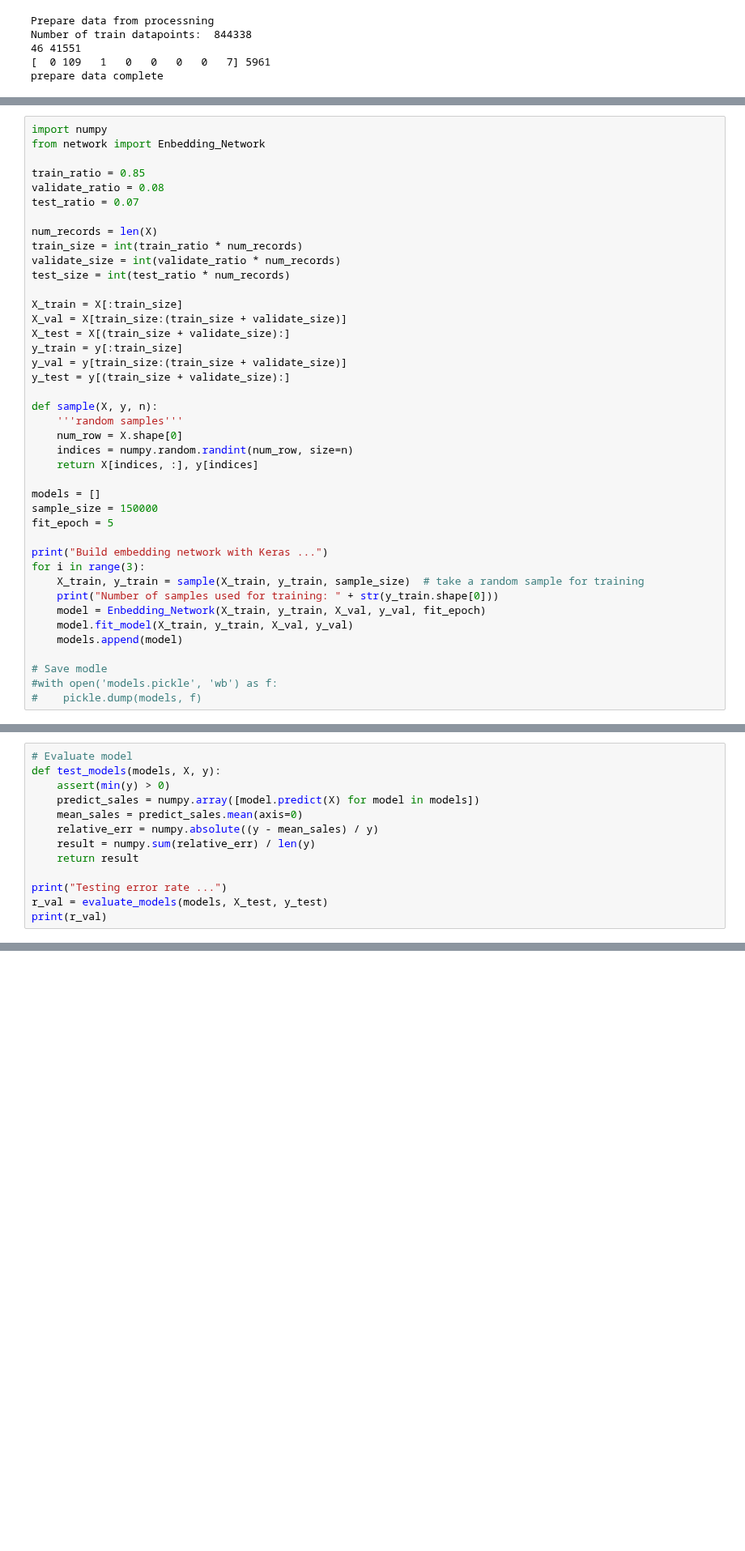
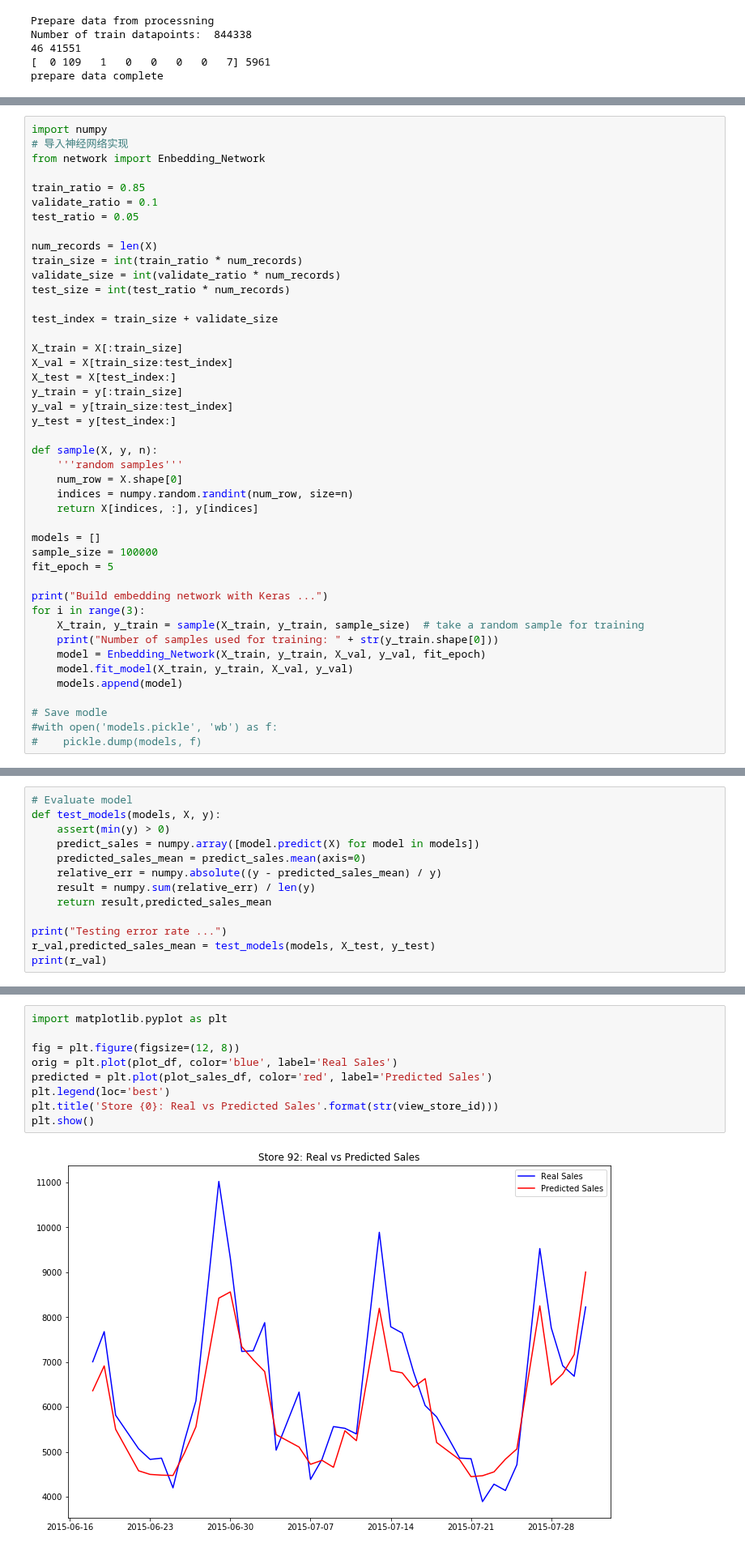
Before and after one commit to jtang145/machine-learning-courses, a Jupyter notebook: graduation_project/rossmann-prediction-notebook.ipynb, the cells around one changed output, grey strips where cells are left out. Shown at 81% size. Drawn from its saved outputs; the diff is of its cells as text; blank space fills up the shorter version.

```diff
--- a/graduation_project/rossmann-prediction-notebook.ipynb
+++ b/graduation_project/rossmann-prediction-notebook.ipynb
@@ -81,22 +199,25 @@ prepare data complete
 # %%
 import numpy
+# 导入神经网络实现
 from network import Enbedding_Network
 
 train_ratio = 0.85
-validate_ratio = 0.08
-test_ratio = 0.07
+validate_ratio = 0.1
+test_ratio = 0.05
 
 num_records = len(X)
 train_size = int(train_ratio * num_records)
 validate_size = int(validate_ratio * num_records)
 test_size = int(test_ratio * num_records)
 
+test_index = train_size + validate_size
+
 X_train = X[:train_size]
-X_val = X[train_size:(train_size + validate_size)]
-X_test = X[(train_size + validate_size):]
+X_val = X[train_size:test_index]
+X_test = X[test_index:]
 y_train = y[:train_size]
-y_val = y[train_size:(train_size + validate_size)]
-y_test = y[(train_size + validate_size):]
+y_val = y[train_size:test_index]
+y_test = y[test_index:]
 
 def sample(X, y, n):
     '''random samples'''
@@ -105,7 +226,7 @@ def sample(X, y, n):
     return X[indices, :], y[indices]
 
 models = []
-sample_size = 150000
+sample_size = 100000
 fit_epoch = 5
 
 print("Build embedding network with Keras ...")
@@ -144,13 +266,13 @@ Epoch 5/5
 def test_models(models, X, y):
     assert(min(y) > 0)
     predict_sales = numpy.array([model.predict(X) for model in models])
-    mean_sales = predict_sales.mean(axis=0)
-    relative_err = numpy.absolute((y - mean_sales) / y)
+    predicted_sales_mean = predict_sales.mean(axis=0)
+    relative_err = numpy.absolute((y - predicted_sales_mean) / y)
     result = numpy.sum(relative_err) / len(y)
-    return result
+    return result,predicted_sales_mean
 
 print("Testing error rate ...")
-r_val = evaluate_models(models, X_test, y_test)
+r_val,predicted_sales_mean = test_models(models, X_test, y_test)
 print(r_val)
 # %% [output]
 Testing error rate ...
@@ -158,3 +341,14 @@ Testing error rate ...
+# %%
+import matplotlib.pyplot as plt
+
+fig = plt.figure(figsize=(12, 8))
+orig = plt.plot(plot_df, color='blue', label='Real Sales')
+predicted = plt.plot(plot_sales_df, color='red', label='Predicted Sales')
+plt.legend(loc='best')
+plt.title('Store {0}: Real vs Predicted Sales'.format(str(view_store_id)))
+plt.show()
+# %% [output]
+[figure, added]
 # %% [markdown]
 ## 6. 预测效果及其实用性分析
 # %% [markdown]
```
Also changed, not shown: parts of 9 cells of this notebook, 1 other file.
